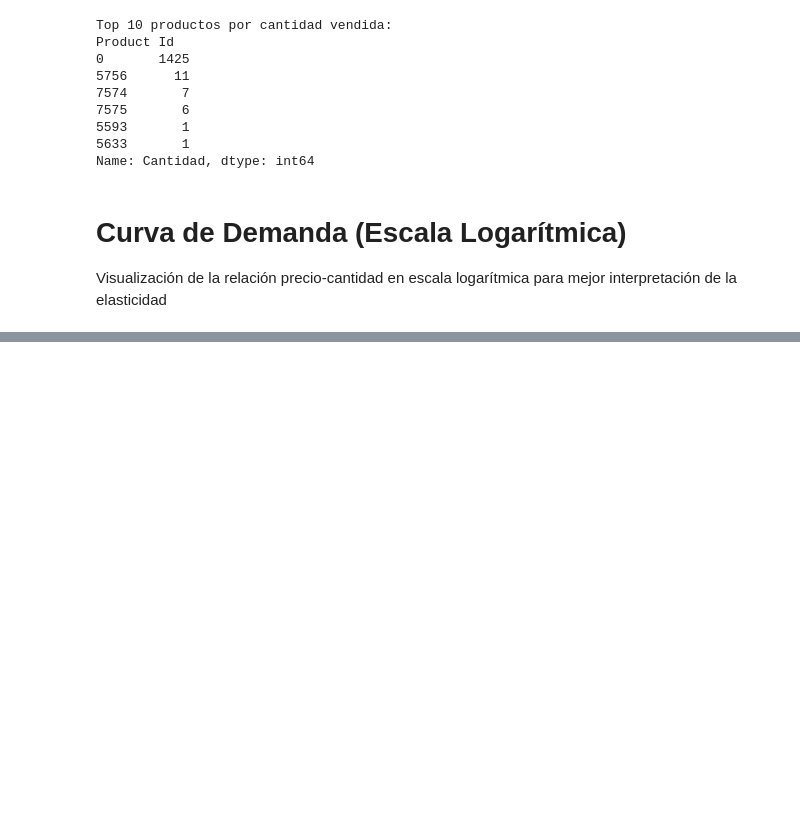
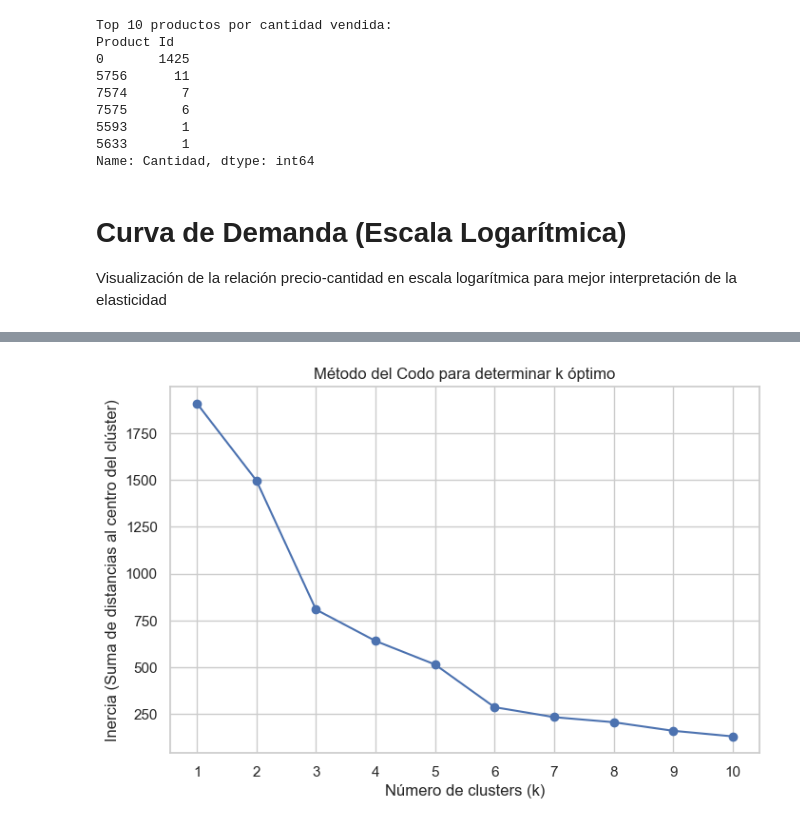
Before and after one commit to armand-analytics/Forecasting, a Jupyter notebook: notebooks/01_EDA.ipynb, the cells around one changed output, grey strips where cells are left out. Cells and saved outputs as stored; diff of their text form; code cells hidden in the pictures; blank space fills up the shorter version.

```diff
--- a/notebooks/01_EDA.ipynb
+++ b/notebooks/01_EDA.ipynb
@@ -305,0 +382,31 @@ Nota: Una elasticidad negativa indica que al aumentar el precio, disminuye la de
+# %%
+from sklearn.preprocessing import StandardScaler
+
+features = ['total_orders', 'unique_products', 'avg_price',
+            'total_spent', 'months_active', 'days_between_purchases']
+
+scaler = StandardScaler()
+X_scaled = scaler.fit_transform(df_user[features])
+# %%
+from sklearn.cluster import KMeans
+import matplotlib.pyplot as plt
+
+# Evaluar de k=1 a k=10
+inertias = []
+K = range(1, 11)
+
+for k in K:
+    kmeans = KMeans(n_clusters=k, random_state=42)
+    kmeans.fit(X_scaled)
+    inertias.append(kmeans.inertia_)
+
+plt.figure(figsize=(8, 5))
+plt.plot(K, inertias, 'bo-')
+plt.xlabel('Número de clusters (k)')
+plt.ylabel('Inercia (Suma de distancias al centro del clúster)')
+plt.title('Método del Codo para determinar k óptimo')
+plt.grid(True)
+plt.xticks(K)
+plt.show()
+# %% [output]
+[figure, added]
```
Also changed, not shown: parts of 14 cells of this notebook, 1 other file.
